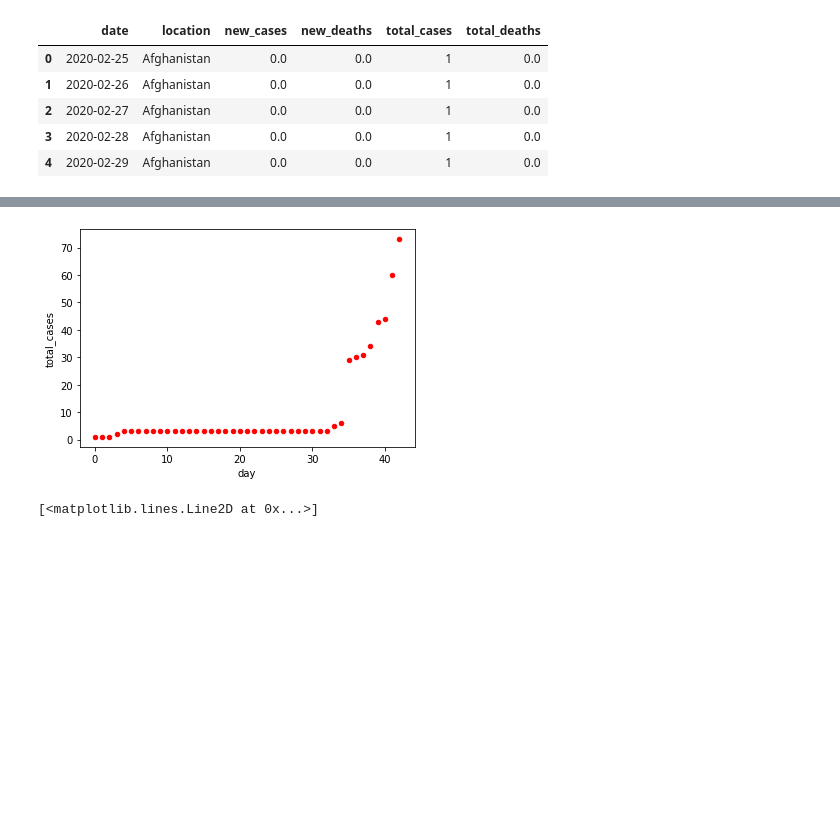
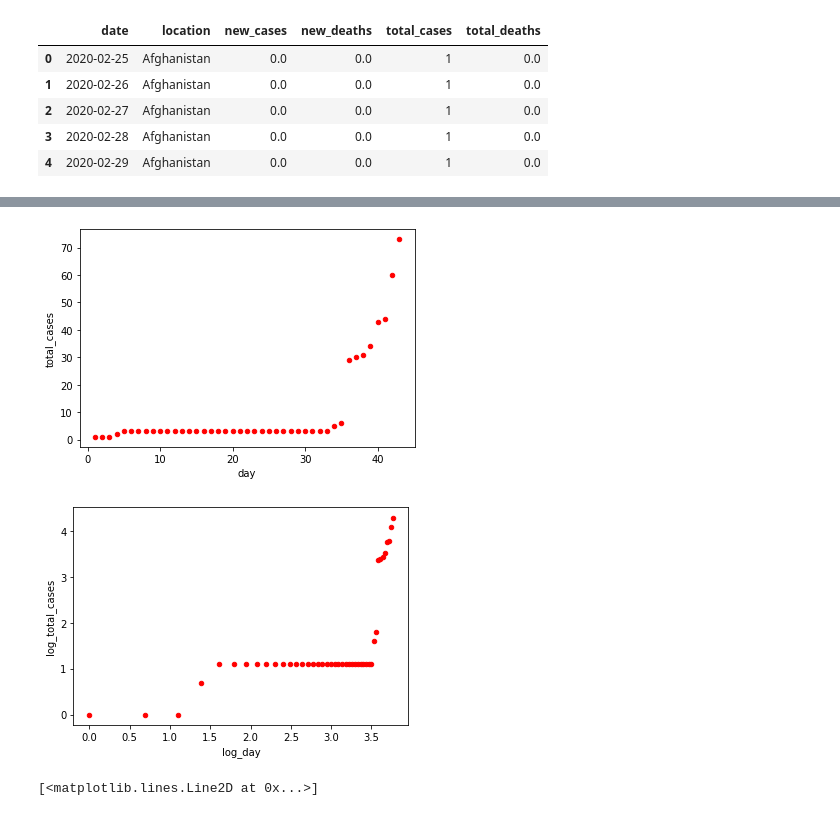
Before and after one commit to rishemjit/COVID_analysis, a Jupyter notebook: Analysis.ipynb, the cells around one changed output, grey strips where cells are left out. Saved outputs shown, nothing was run; the diff lists cells and outputs as text; code cells hidden in the pictures; blank space fills up the shorter version.

```diff
--- a/Analysis.ipynb
+++ b/Analysis.ipynb
@@ -21,7 +21,7 @@ def groupby_column(df, column):
 def add_days(df_dict):
     days = []
     for key in df_dict.keys():
-        df_dict[key]['day'] = [ i for i in range(df_dict[key].shape[0])]
+        df_dict[key]['day'] = [ i for i in range(1, df_dict[key].shape[0]+1)]
     return df_dict
 
 def add_log(df_dict, column):
@@ -50,5 +50,6 @@ See the caveats in the documentation: https://pandas.pydata.org/pandas-docs/stab
 # %%
 dCV_country = add_log(dCV_country, 'total_cases')
+dCV_country = add_log(dCV_country, 'day')
 dCV_country['India'].head()
 # %% [output]
 A value is trying to be set on a copy of a slice from a DataFrame.
@@ -70,8 +74,11 @@ plt.show()
 # %%
 dCV_country['India'].plot(kind='scatter',x='day',y='total_cases',color='red')
 plt.show()
+dCV_country['India'].plot(kind='scatter',x='log_day',y='log_total_cases',color='red')
+plt.show()
 # %% [output]
-[figure, old version]
+[figure, new version]
+[figure, added]
 # %%
 ## model the rate of growth
 from scipy.stats import powerlaw
```
Also changed, not shown: parts of 3 cells of this notebook.
